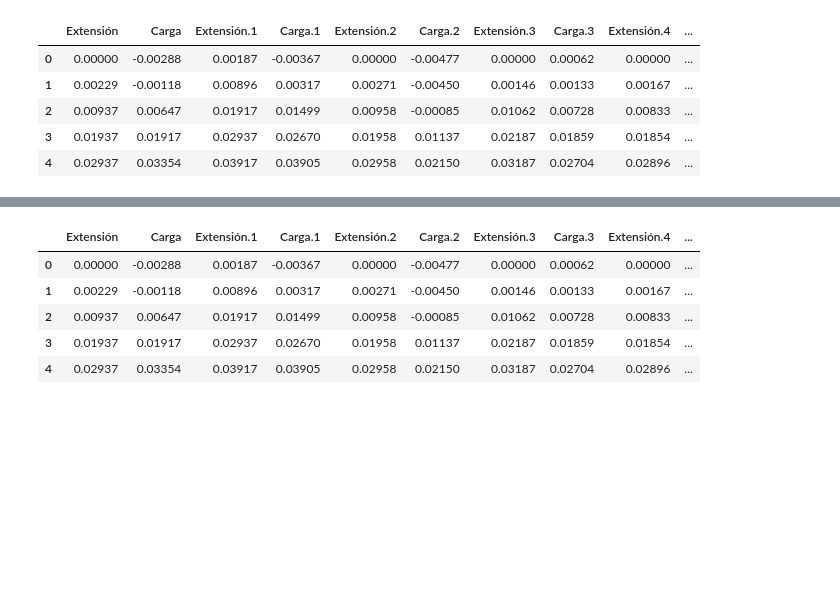
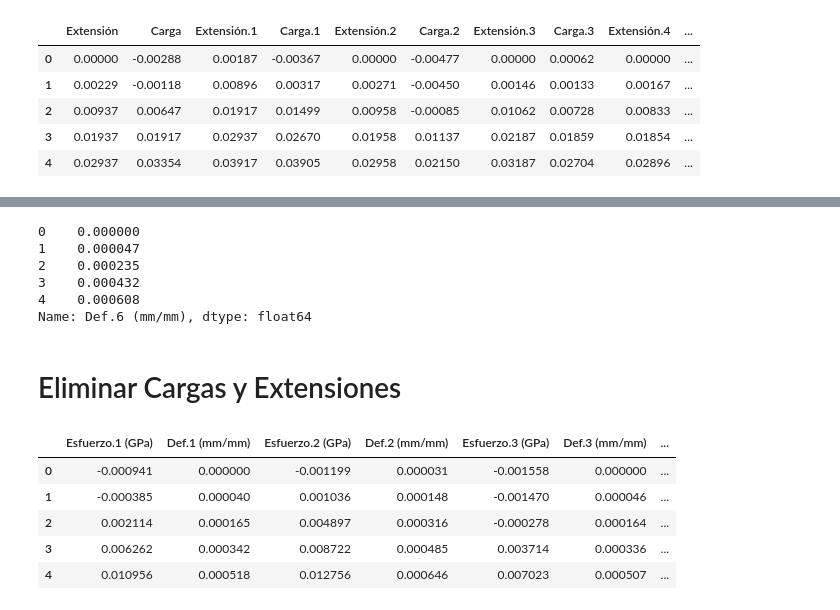
Before and after one commit to zeus2301/Analisis, a Jupyter notebook: Análisis de datos2.ipynb, the cells around one changed output, grey strips where cells are left out. Saved outputs shown, nothing was run; the diff lists cells and outputs as text; code cells hidden in the pictures; blank space fills up the shorter version.

```diff
--- a/Análisis de datos2.ipynb
+++ b/Análisis de datos2.ipynb
@@ -163,0 +135,4 @@ data3.shape
+# %%
+data3 = data2
+data3 = data2[data2["Extensión"]<3616]
+data3.tail()
@@ -164,10 +146,45 @@ data3.shape
+# %%
+data3["Esfuerzo.1 (GPa)"] = (data2["Carga"]*9.8)/30
+data3["Def.1 (mm/mm)"] = data2["Extensión"]/56.7
+data3["Esfuerzo.2 (GPa)"] = (data2["Carga.1"]*9.8)/30
+data3["Def.2 (mm/mm)"] = data2["Extensión.1"]/60.6
+data3["Esfuerzo.3 (GPa)"] = (data2["Carga.2"]*9.8)/30
+data3["Def.3 (mm/mm)"] = data2["Extensión.2"]/58.3
+data3["Esfuerzo.4 (GPa)"] = (data2["Carga.3"]*9.8)/30
+data3["Def.4 (mm/mm)"] = data2["Extensión.3"]/55.8
+data3["Esfuerzo.5 (GPa)"] = (data2["Carga.4"]*9.8)/30
+data3["Def.5 (mm/mm)"] = data2["Extensión.4"]/53.2
+data3["Esfuerzo.6 (GPa)"] = (data2["Carga.5"]*9.8)/30
+data3["Def.6 (mm/mm)"] = data2["Extensión.5"]/53.1
+# %%
+data3["Esfuerzo.1 (GPa)"].head()
+data3["Def.1 (mm/mm)"].head()
+data3["Esfuerzo.2 (GPa)"].head()
+data3["Def.2 (mm/mm)"].head()
+data3["Esfuerzo.3 (GPa)"].head()
+data3["Def.3 (mm/mm)"].head()
+data3["Esfuerzo.4 (GPa)"].head()
+data3["Def.4 (mm/mm)"].head()
+data3["Esfuerzo.5 (GPa)"].head()
+data3["Def.5 (mm/mm)"].head()
+data3["Esfuerzo.6 (GPa)"].head()
+data3["Def.6 (mm/mm)"].head()
+# %% [output]
+0    0.000000
+1    0.000047
+2    0.000235
+3    0.000432
+4    0.000608
+Name: Def.6 (mm/mm), dtype: float64
+# %% [markdown]
+# Eliminar Cargas y Extensiones
 # %%
-data4 = data3[data3["Extensión"]<3615]
+data4 =data3.drop(subset1,axis=1)
 data4.head()
 # %% [output]
-|  | Extensión | Carga | Extensión.1 | Carga.1 | Extensión.2 | Carga.2 | Extensión.3 | Carga.3 | Extensión.4 | ... |
-| 0 | 0.00000 | -0.00288 | 0.00187 | -0.00367 | 0.00000 | -0.00477 | 0.00000 | 0.00062 | 0.00000 | ... |
-| 1 | 0.00229 | -0.00118 | 0.00896 | 0.00317 | 0.00271 | -0.00450 | 0.00146 | 0.00133 | 0.00167 | ... |
-| 2 | 0.00937 | 0.00647 | 0.01917 | 0.01499 | 0.00958 | -0.00085 | 0.01062 | 0.00728 | 0.00833 | ... |
-| 3 | 0.01937 | 0.01917 | 0.02937 | 0.02670 | 0.01958 | 0.01137 | 0.02187 | 0.01859 | 0.01854 | ... |
-| 4 | 0.02937 | 0.03354 | 0.03917 | 0.03905 | 0.02958 | 0.02150 | 0.03187 | 0.02704 | 0.02896 | ... |
+|  | Esfuerzo.1 (GPa) | Def.1 (mm/mm) | Esfuerzo.2 (GPa) | Def.2 (mm/mm) | Esfuerzo.3 (GPa) | Def.3 (mm/mm) | ... |
+| 0 | -0.000941 | 0.000000 | -0.001199 | 0.000031 | -0.001558 | 0.000000 | ... |
+| 1 | -0.000385 | 0.000040 | 0.001036 | 0.000148 | -0.001470 | 0.000046 | ... |
+| 2 | 0.002114 | 0.000165 | 0.004897 | 0.000316 | -0.000278 | 0.000164 | ... |
+| 3 | 0.006262 | 0.000342 | 0.008722 | 0.000485 | 0.003714 | 0.000336 | ... |
+| 4 | 0.010956 | 0.000518 | 0.012756 | 0.000646 | 0.007023 | 0.000507 | ... |
```
Also changed, not shown: parts of 21 cells of this notebook.
